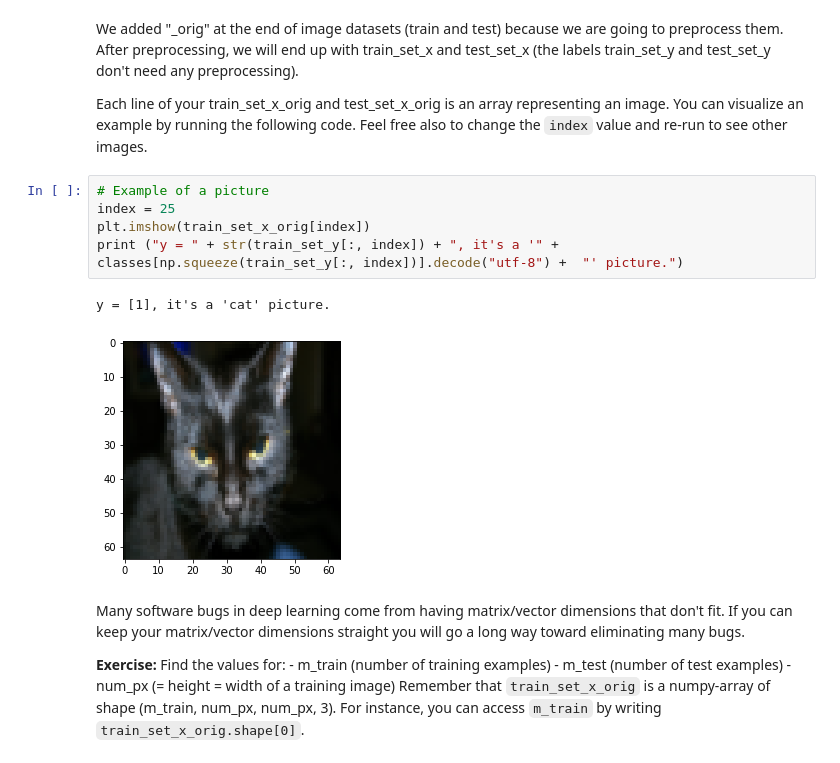
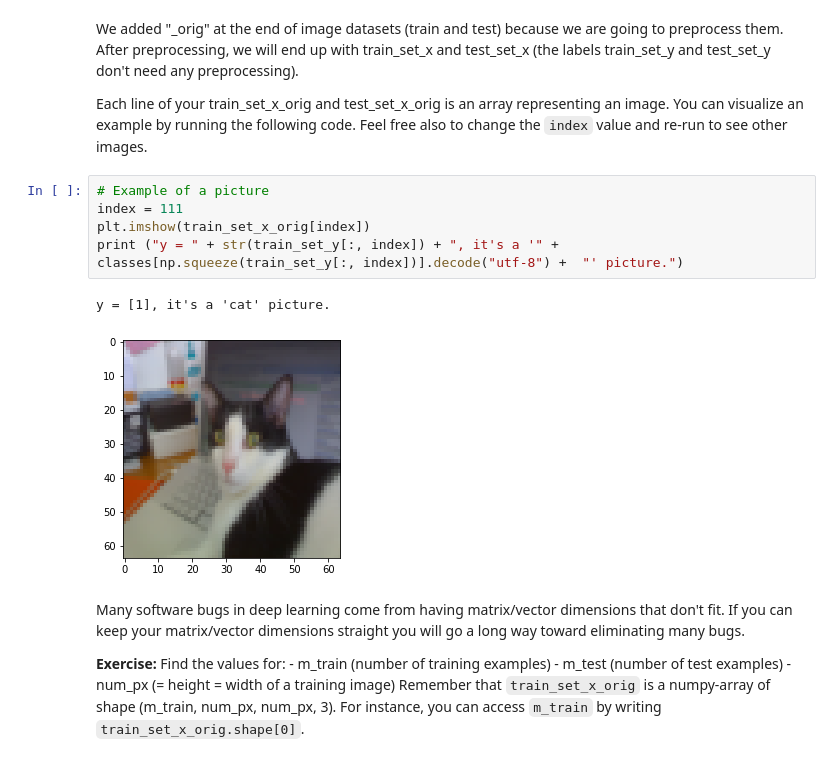
Before and after one commit to alinaalborova/nlp_course, a Jupyter notebook: Logistic_Regression_with_a_Neural_Network_mindset_v6a.ipynb, the cells around one changed output. Drawn from its saved outputs; the diff is of its cells as text.

```diff
--- a/Logistic_Regression_with_a_Neural_Network_mindset_v6a.ipynb
+++ b/Logistic_Regression_with_a_Neural_Network_mindset_v6a.ipynb
@@ -84,12 +101,12 @@ We added "_orig" at the end of image datasets (train and test) because we are go
 Each line of your train_set_x_orig and test_set_x_orig is an array representing an image. You can visualize an example by running the following code. Feel free also to change the `index` value and re-run to see other images.
 # %%
 # Example of a picture
-index = 25
+index = 111
 plt.imshow(train_set_x_orig[index])
 print ("y = " + str(train_set_y[:, index]) + ", it's a '" + classes[np.squeeze(train_set_y[:, index])].decode("utf-8") +  "' picture.")
 # %% [output]
 y = [1], it's a 'cat' picture.
-[figure, old version]
+[figure, new version]
 # %% [markdown]
 Many software bugs in deep learning come from having matrix/vector dimensions that don't fit. If you can keep your matrix/vector dimensions straight you will go a long way toward eliminating many bugs.
 
```
Also changed, not shown: parts of 17 cells of this notebook.
